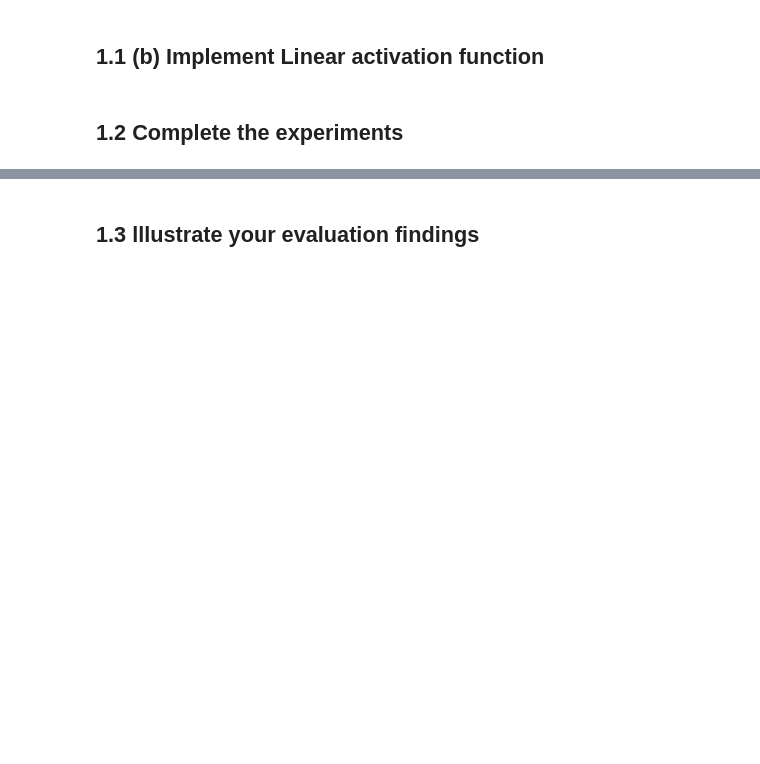
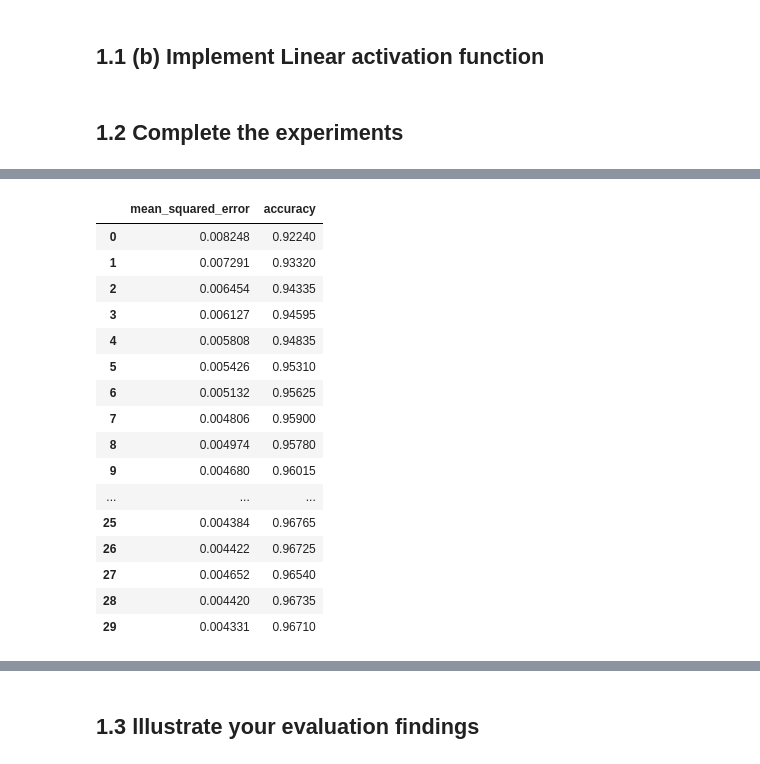
Before and after one commit to simonka0808/AdaptiveSolutionsCorrectCode, a Jupyter notebook: 2022_CM4107_CW_1_Template.ipynb, the cells around one changed output, grey strips where cells are left out. Cells and saved outputs as stored; diff of their text form; code cells hidden in the pictures; blank space fills up the shorter version.

```diff
--- a/2022_CM4107_CW_1_Template.ipynb
+++ b/2022_CM4107_CW_1_Template.ipynb
@@ -355,0 +390,21 @@ y_train.shape => (20000, 10)
+# %%
+train_performance3 = ann_leaky_only.train(X_train, y_train, epochs, sgd, lr)
+train_performance3
+# %% [output]
+|  | mean_squared_error | accuracy |
+| 0 | 0.008248 | 0.92240 |
+| 1 | 0.007291 | 0.93320 |
+| 2 | 0.006454 | 0.94335 |
+| 3 | 0.006127 | 0.94595 |
+| 4 | 0.005808 | 0.94835 |
+| 5 | 0.005426 | 0.95310 |
+| 6 | 0.005132 | 0.95625 |
+| 7 | 0.004806 | 0.95900 |
+| 8 | 0.004974 | 0.95780 |
+| 9 | 0.004680 | 0.96015 |
+| ... | ... | ... |
+| 25 | 0.004384 | 0.96765 |
+| 26 | 0.004422 | 0.96725 |
+| 27 | 0.004652 | 0.96540 |
+| 28 | 0.004420 | 0.96735 |
+| 29 | 0.004331 | 0.96710 |
```
Also changed, not shown: parts of 18 cells of this notebook.
